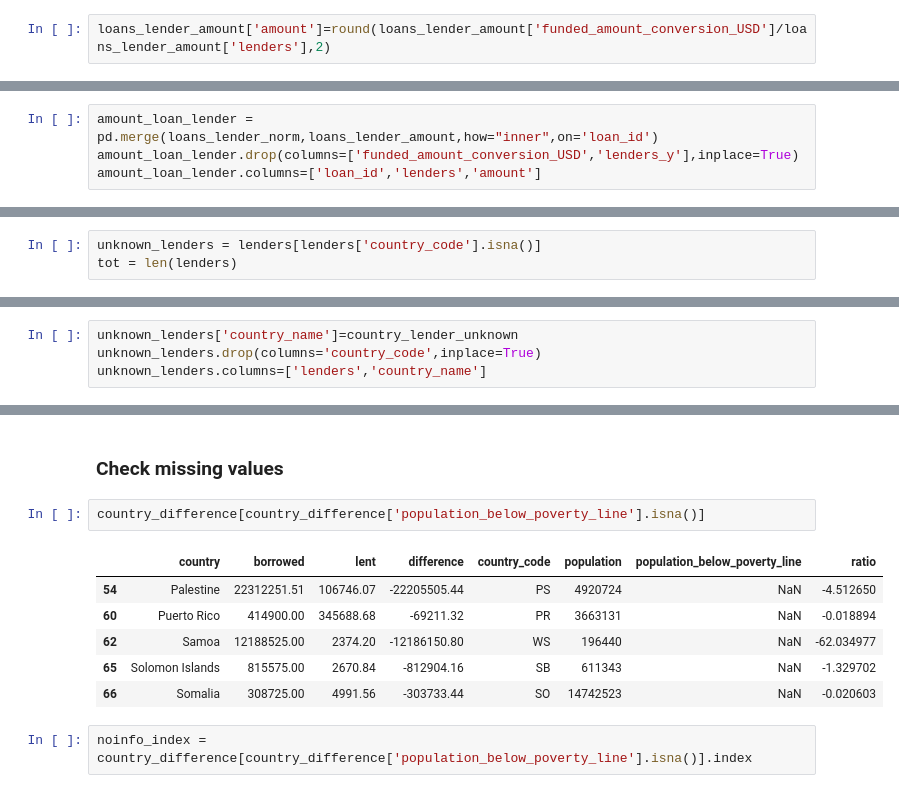
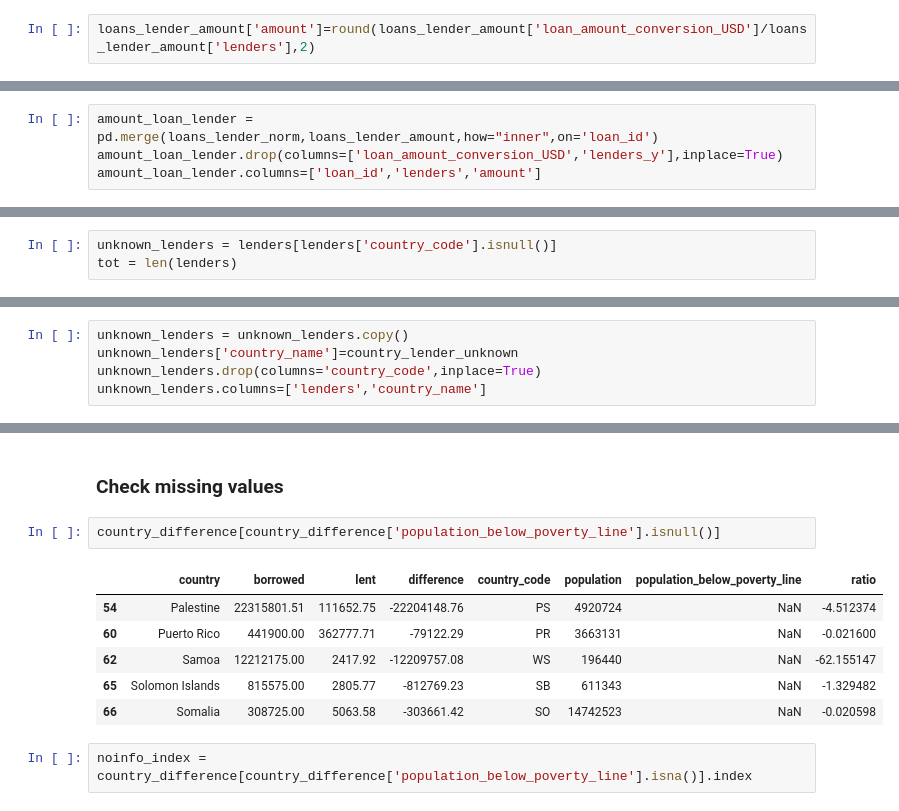
Before and after one commit to gaveter/Project_cs, a Jupyter notebook: Project.ipynb, the cells around one changed output, grey strips where cells are left out. Drawn from its saved outputs; the diff is of its cells as text.

```diff
--- a/Project.ipynb
+++ b/Project.ipynb
@@ -695,7 +633,7 @@ loans_lender_amount.head()
 # %% [markdown]
 ### Compute contribution lenders for each loan
 # %%
-loans_lender_amount['amount']=round(loans_lender_amount['funded_amount_conversion_USD']/loans_lender_amount['lenders'],2)
+loans_lender_amount['amount']=round(loans_lender_amount['loan_amount_conversion_USD']/loans_lender_amount['lenders'],2)
 # %%
 loans_lender_amount.head()
 # %% [output]
@@ -707,7 +645,7 @@ loans_lender_amount.head()
 | 4 | 657423 | 9 | 10.10 | 1.12 |
 # %%
 amount_loan_lender = pd.merge(loans_lender_norm,loans_lender_amount,how="inner",on='loan_id')
-amount_loan_lender.drop(columns=['funded_amount_conversion_USD','lenders_y'],inplace=True)
+amount_loan_lender.drop(columns=['loan_amount_conversion_USD','lenders_y'],inplace=True)
 amount_loan_lender.columns=['loan_id','lenders','amount']
 # %%
 amount_lender = amount_loan_lender.groupby('lenders')['amount'].sum()
@@ -817,7 +755,7 @@ country_info[country_info['country_code'].isna()]
 |  | country_name | country_code | population | population_below_poverty_line |
 | 115 | Namibia | NaN | 2533794 | 28.7 |
 # %%
-unknown_lenders = lenders[lenders['country_code'].isna()]
+unknown_lenders = lenders[lenders['country_code'].isnull()]
 tot = len(lenders)
 # %%
 print("Country lenders not known: "+str(len(unknown_lenders)/tot))
@@ -891,6 +829,7 @@ country_lender_unknown = country_lender_unknown[:-2]
 # %% [markdown]
 ### Replace NAN according distribution computed before
 # %%
+unknown_lenders = unknown_lenders.copy()
 unknown_lenders['country_name']=country_lender_unknown
 unknown_lenders.drop(columns='country_code',inplace=True)
 unknown_lenders.columns=['lenders','country_name']
@@ -1008,14 +940,14 @@ Country highest ratio: Canada
 # %% [markdown]
 ### Check missing values
 # %%
-country_difference[country_difference['population_below_poverty_line'].isna()]
+country_difference[country_difference['population_below_poverty_line'].isnull()]
 # %% [output]
 |  | country | borrowed | lent | difference | country_code | population | population_below_poverty_line | ratio |
-| 54 | Palestine | 22312251.51 | 106746.07 | -22205505.44 | PS | 4920724 | NaN | -4.512650 |
-| 60 | Puerto Rico | 414900.00 | 345688.68 | -69211.32 | PR | 3663131 | NaN | -0.018894 |
-| 62 | Samoa | 12188525.00 | 2374.20 | -12186150.80 | WS | 196440 | NaN | -62.034977 |
-| 65 | Solomon Islands | 815575.00 | 2670.84 | -812904.16 | SB | 611343 | NaN | -1.329702 |
-| 66 | Somalia | 308725.00 | 4991.56 | -303733.44 | SO | 14742523 | NaN | -0.020603 |
+| 54 | Palestine | 22315801.51 | 111652.75 | -22204148.76 | PS | 4920724 | NaN | -4.512374 |
+| 60 | Puerto Rico | 441900.00 | 362777.71 | -79122.29 | PR | 3663131 | NaN | -0.021600 |
+| 62 | Samoa | 12212175.00 | 2417.92 | -12209757.08 | WS | 196440 | NaN | -62.155147 |
+| 65 | Solomon Islands | 815575.00 | 2805.77 | -812769.23 | SB | 611343 | NaN | -1.329482 |
+| 66 | Somalia | 308725.00 | 5063.58 | -303661.42 | SO | 14742523 | NaN | -0.020598 |
 # %%
 noinfo_index = country_difference[country_difference['population_below_poverty_line'].isna()].index
 # %%
```
Also changed, not shown: parts of 62 cells of this notebook.
